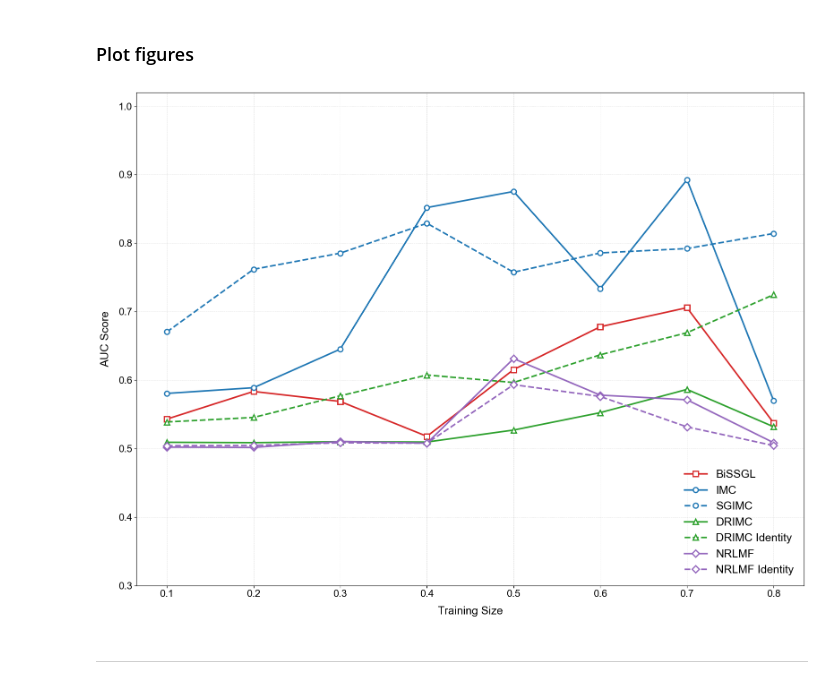
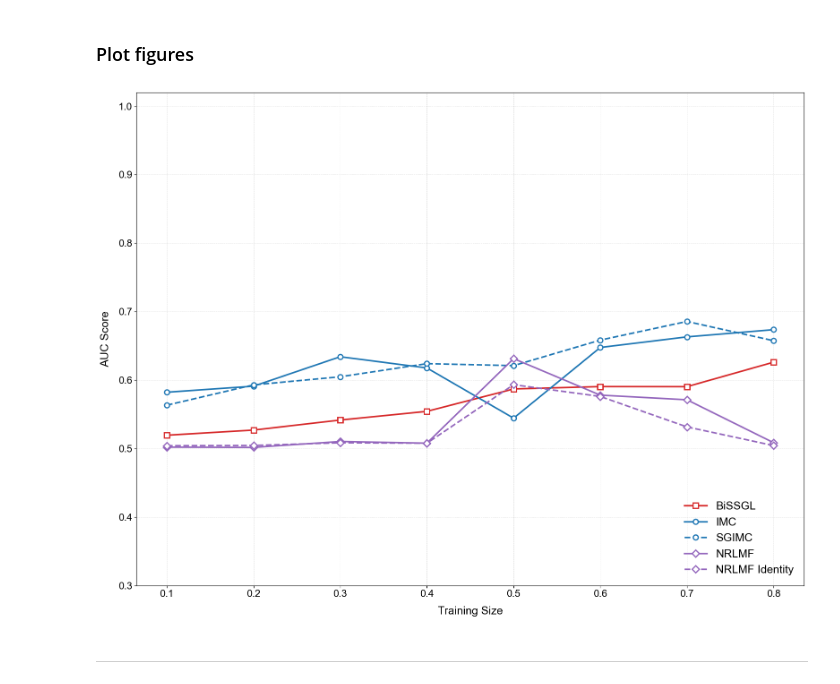
Before and after one commit to Sijianf/BVSIMC, a Jupyter notebook: scripts/realAnalysis/cdataset/cv_visualization.ipynb, the cells around one changed output. Saved outputs shown, nothing was run; the diff lists cells and outputs as text; code cells hidden in the pictures.

Commit message:
Updated Cdataset Results

```diff
--- a/scripts/realAnalysis/cdataset/cv_visualization.ipynb
+++ b/scripts/realAnalysis/cdataset/cv_visualization.ipynb
@@ -241,7 +99,7 @@ import numpy as np
 from collections import defaultdict
 
 
-def get_final_results(results, param="train_size", hyp_param="xi", target="auc"):
+def get_test_results(results, param="train_size", hyp_param="xi", target="auc"):
 
     metric_idx = METRIC_INDEX[target]
 
@@ -265,7 +123,7 @@ def get_final_results(results, param="train_size", hyp_param="xi", target="auc")
                 ts,  # train_size
                 xi,  # xi
                 # np.nanmean(val_vals),        # val metric
-                np.nanmax(test_vals),  # test metric
+                np.nanmean(test_vals),  # test metric
             ]
         )
 
@@ -301,7 +159,7 @@ def get_final_results(results, param="train_size", hyp_param="xi", target="auc")
 # %% [markdown]
 ## Case 1: separate
 # %%
-PATH_ROOT = "/Users/sijianfan/Documents/projects/BiSSGL"
+PATH_ROOT = "/Users/sijianfan/projects/BiSSGL"
 PATH_DATA = os.path.join(PATH_ROOT, "datasets/realAnalysis/cdataset/cv_data")
 
 PATH_OUTPUT = os.path.join(PATH_ROOT, "outputs/results/realAnalysis/cdataset/separate")
@@ -573,7 +424,7 @@ results
    'test_d1': 658,
    'test_d2': 409}]]
 # %%
-results_nrlmf = get_final_results(
+results_nrlmf = get_test_results(
     results[0],
     param="train_size",
     hyp_param="c",
@@ -592,7 +443,7 @@ filename_results.append(os.path.join(PATH_OUTPUT, "results_nrlmf_identity.gz"))
 results = []
 for fn in filename_results:
     results.append(load(fn))
-results_nrlmf_identity = get_final_results(
+results_nrlmf_identity = get_test_results(
     results[0],
     param="train_size",
     hyp_param="c",
@@ -671,27 +522,27 @@ plt.plot(
     **METHOD_STYLE["SGIMC"],
 )
 
-plt.plot(
-    results_drimc[0],
-    results_drimc[1],
-    label="DRIMC",
-    linewidth=2.5,
-    markersize=8,
-    markerfacecolor="white",
-    markeredgewidth=2,
-    **METHOD_STYLE["DRIMC"],
-)
+# plt.plot(
+#     results_drimc[0],
+#     results_drimc[1],
+#     label="DRIMC",
+#     linewidth=2.5,
+#     markersize=8,
+#     markerfacecolor="white",
+#     markeredgewidth=2,
+#     **METHOD_STYLE["DRIMC"],
+# )
 
-plt.plot(
-    results_drimc_identity[0],
-    results_drimc_identity[1],
-    label="DRIMC Identity",
-    linewidth=2.5,
-    markersize=8,
-    markerfacecolor="white",
-    markeredgewidth=2,
-    **METHOD_STYLE["DRIMC Identity"],
-)
+# plt.plot(
+#     results_drimc_identity[0],
+#     results_drimc_identity[1],
+#     label="DRIMC Identity",
+#     linewidth=2.5,
+#     markersize=8,
+#     markerfacecolor="white",
+#     markeredgewidth=2,
+#     **METHOD_STYLE["DRIMC Identity"],
+# )
 
 plt.plot(
     results_nrlmf[0],
@@ -723,34 +574,34 @@ plt.ylabel("AUC Score", fontsize=18, labelpad=12)
 # Ticks
 plt.xticks(fontsize=16)
 plt.yticks(fontsize=16)
 
 # Light grid (optional but modern)
 plt.grid(
     True,
     which="major",
     linestyle="--",
     linewidth=0.6,
     alpha=0.4,
 )
 
 # Legend
 plt.legend(
     fontsize=18,
     loc="lower right",
     frameon=False,
 )
 
 plt.tight_layout()
 # plt.show()
 plt.savefig(
     os.path.join(PATH_FIGURE, "roc_auc_comparison.pdf"),
     format="pdf",
     bbox_inches="tight",
 )
 plt.show()
 plt.close()
 # %% [output]
-[figure, old version]
+[figure, new version]
 # %% [markdown]
 ---
 # %% [markdown]
```
Also changed, not shown: parts of 37 cells of this notebook, 1 other file.
